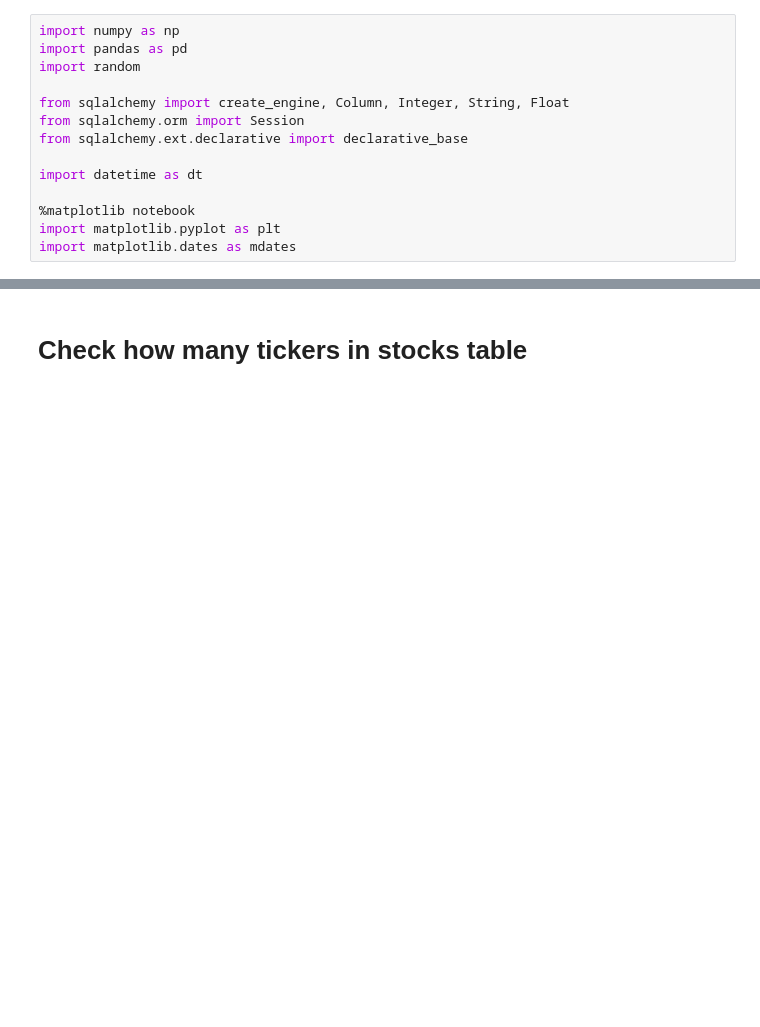
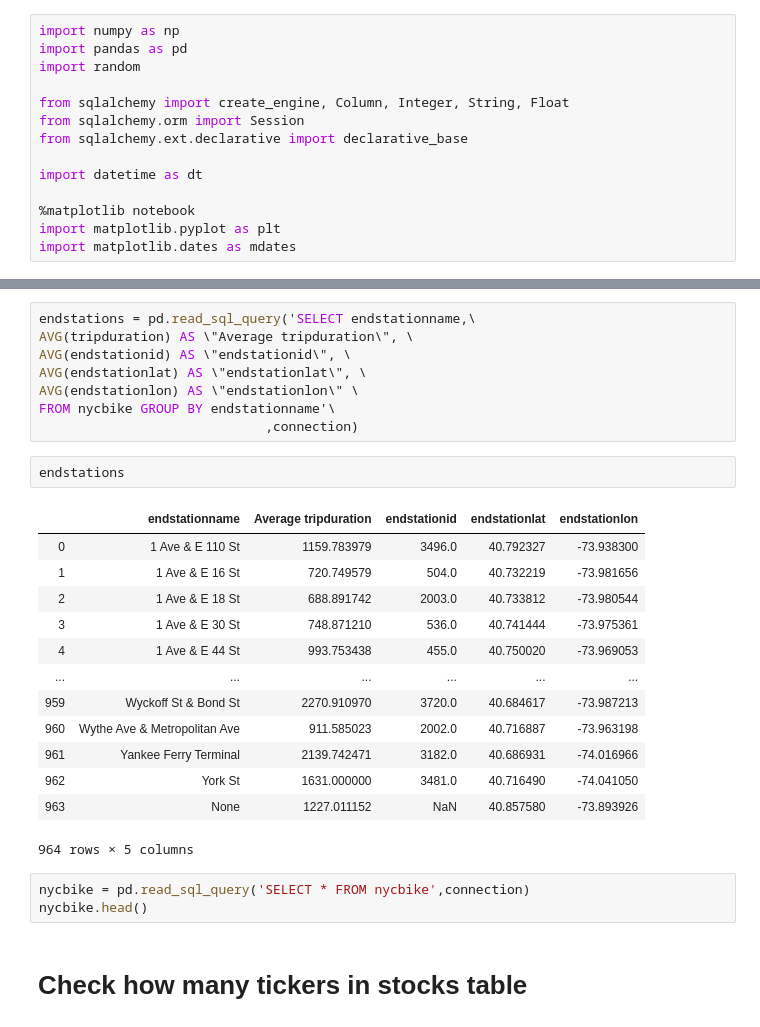
Before and after one commit to sliwet/tableau, a Jupyter notebook: tableau.ipynb, the cells around one changed output, grey strips where cells are left out. Drawn from its saved outputs; the diff is of its cells as text; blank space fills up the shorter version.

```diff
--- a/tableau.ipynb
+++ b/tableau.ipynb
@@ -20,3 +81,30 @@ connection = engine.connect()
+# %%
+endstations = pd.read_sql_query('SELECT endstationname,\
+AVG(tripduration) AS \"Average tripduration\", \
+AVG(endstationid) AS \"endstationid\", \
+AVG(endstationlat) AS \"endstationlat\", \
+AVG(endstationlon) AS \"endstationlon\" \
+FROM nycbike GROUP BY endstationname'\
+                             ,connection)
+# %%
+endstations
+# %% [output]
+|  | endstationname | Average tripduration | endstationid | endstationlat | endstationlon |
+| 0 | 1 Ave & E 110 St | 1159.783979 | 3496.0 | 40.792327 | -73.938300 |
+| 1 | 1 Ave & E 16 St | 720.749579 | 504.0 | 40.732219 | -73.981656 |
+| 2 | 1 Ave & E 18 St | 688.891742 | 2003.0 | 40.733812 | -73.980544 |
+| 3 | 1 Ave & E 30 St | 748.871210 | 536.0 | 40.741444 | -73.975361 |
+| 4 | 1 Ave & E 44 St | 993.753438 | 455.0 | 40.750020 | -73.969053 |
+| ... | ... | ... | ... | ... | ... |
+| 959 | Wyckoff St & Bond St | 2270.910970 | 3720.0 | 40.684617 | -73.987213 |
+| 960 | Wythe Ave & Metropolitan Ave | 911.585023 | 2002.0 | 40.716887 | -73.963198 |
+| 961 | Yankee Ferry Terminal | 2139.742471 | 3182.0 | 40.686931 | -74.016966 |
+| 962 | York St | 1631.000000 | 3481.0 | 40.716490 | -74.041050 |
+| 963 | None | 1227.011152 | NaN | 40.857580 | -73.893926 |
+964 rows × 5 columns
+# %%
+nycbike = pd.read_sql_query('SELECT * FROM nycbike',connection)
+nycbike.head()
 # %% [markdown]
 # Check how many tickers in stocks table
 # %%
```
Also changed, not shown: parts of 9 cells of this notebook.
